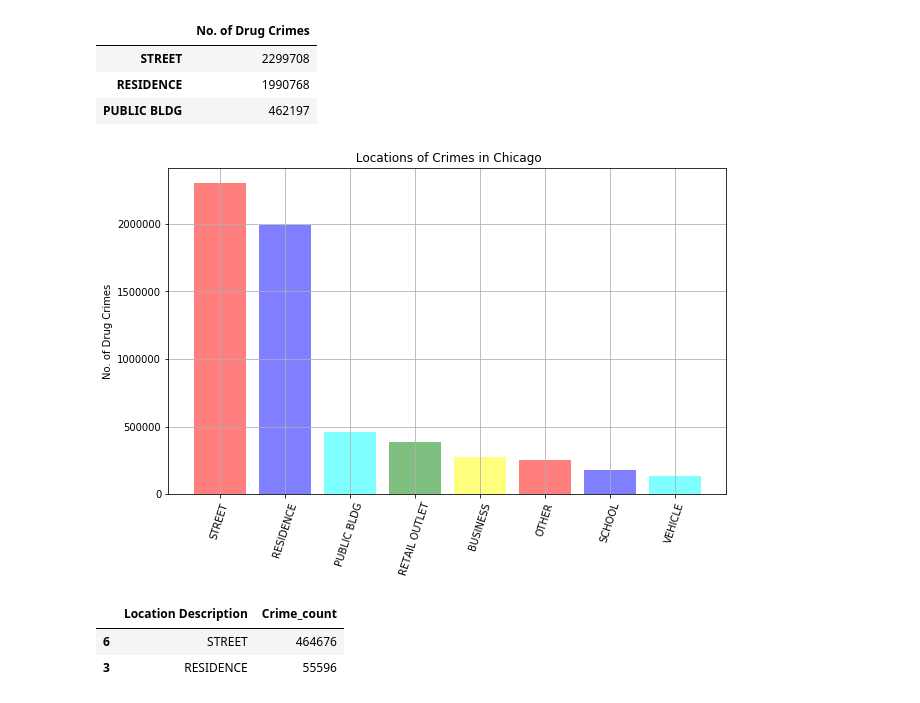
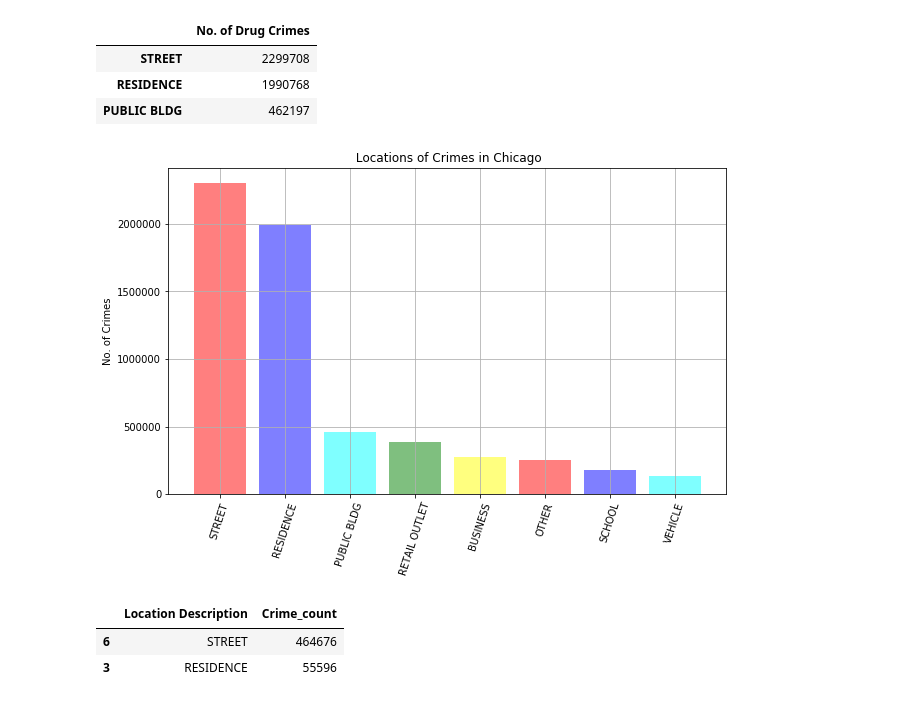
Before and after one commit to Jahmah/Chicago-Drug-Crimes-Story, a Jupyter notebook: ChicagoDrugCrimes.ipynb, the cells around one changed output. Cells and saved outputs as stored; diff of their text form; code cells hidden in the pictures.

```diff
--- a/ChicagoDrugCrimes.ipynb
+++ b/ChicagoDrugCrimes.ipynb
@@ -424,27 +424,27 @@ all_crime_locations.head(3)
 # %%
 # Assign Variables for plotting
 y_axis = all_crime_locations['No. of Drug Crimes']
 x_axis = all_crime_locations.index
 color = ['red','blue','cyan','green', 'yellow',]
 
 # Set figure size
 plt.figure(figsize=(10,6))
 
 # Create a Bar plot
 plt.bar(x_axis, y_axis , color=color, alpha=0.5, align="center")
 
 # Incorporate other chart properties
 plt.title(" Locations of Crimes in Chicago")
-plt.ylabel("No. of Drug Crimes")
+plt.ylabel("No. of Crimes")
 plt.xticks(rotation=72)
 plt.grid(True)
 
 # Save the output
 plt.savefig("Chicago_crimes_Images\\Crimes_locations_chicago.png")
 
 plt.show()
 # %% [output]
-[figure, old version]
+[figure, new version]
 # %%
 # Create a dataframe by grouping Location Description and counting Primary Type
 drugs_crime_locations = pd.DataFrame({"Crime_count": drugs_crime_df.groupby(['Location Description'])['Primary Type'].count() })
```
Also changed, not shown: parts of 2 cells of this notebook, 2 other files.
